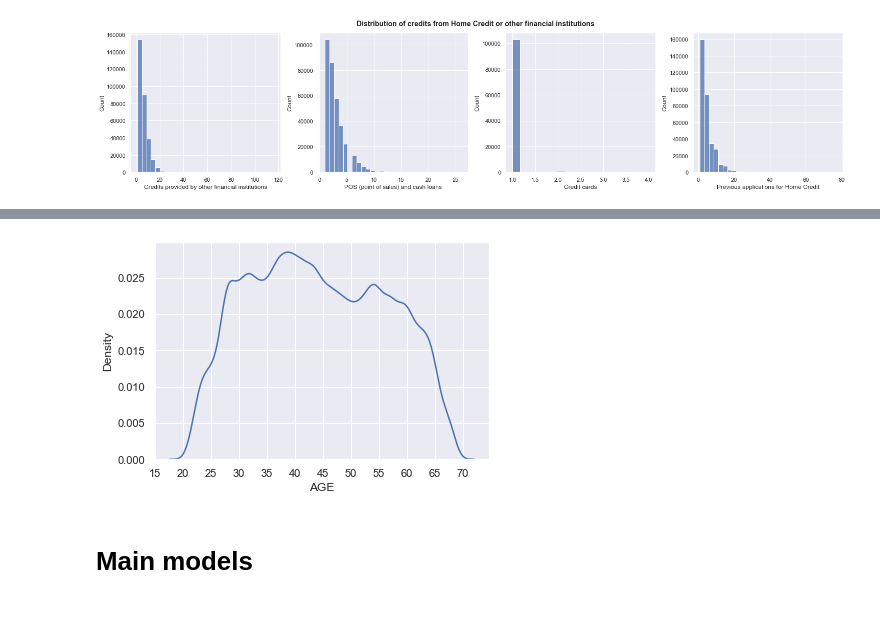
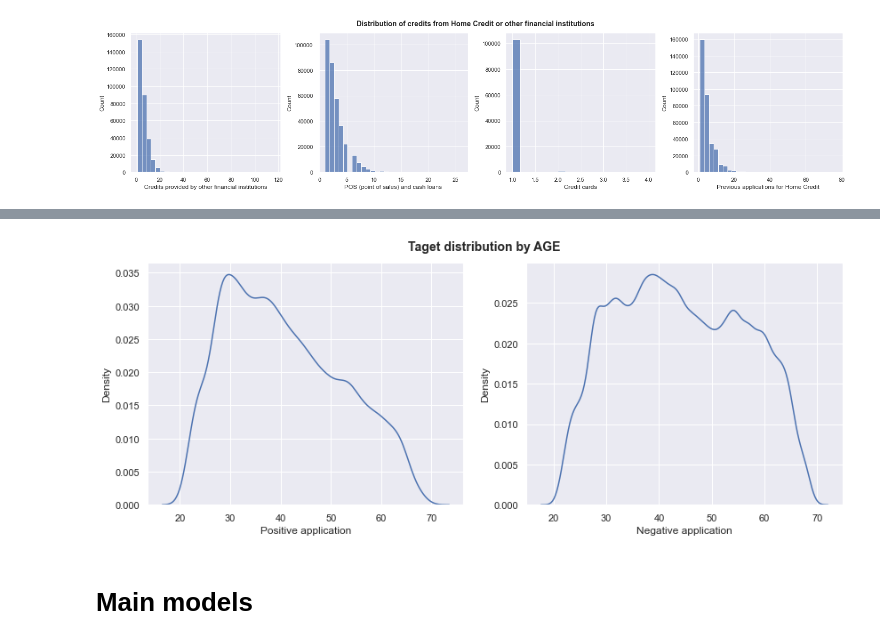
Before and after one commit to Gedas-LT/kaggle-home-credit, a Jupyter notebook: notebook.ipynb, the cells around one changed output, grey strips where cells are left out. Cells and saved outputs as stored; diff of their text form; code cells hidden in the pictures; blank space fills up the shorter version.

```diff
--- a/notebook.ipynb
+++ b/notebook.ipynb
@@ -679,6 +678,10 @@ plt.xticks(np.arange(15, 75, 5));
-# %%
-sns.kdeplot(data=application_train[application_train["TARGET"] == 0], x="AGE")
-plt.xticks(np.arange(15, 75, 5));
-# %% [output]
-[figure, removed]
+# %%
+fig, axes = plt.subplots(ncols=2, figsize=(14,5))
+sns.kdeplot(ax=axes[0], data=application_train[application_train["TARGET"] == 1], x="AGE")
+sns.kdeplot(ax=axes[1], data=application_train[application_train["TARGET"] == 0], x="AGE")
+fig.suptitle("Taget distribution by AGE", y=0.95, fontsize=14, fontweight="bold")
+axes[0].set(xlabel="Positive application")
+axes[1].set(xlabel="Negative application");
+# %% [output]
+[figure, added]
 # %%
```
Also changed, not shown: parts of 19 cells of this notebook, 1 other file.
